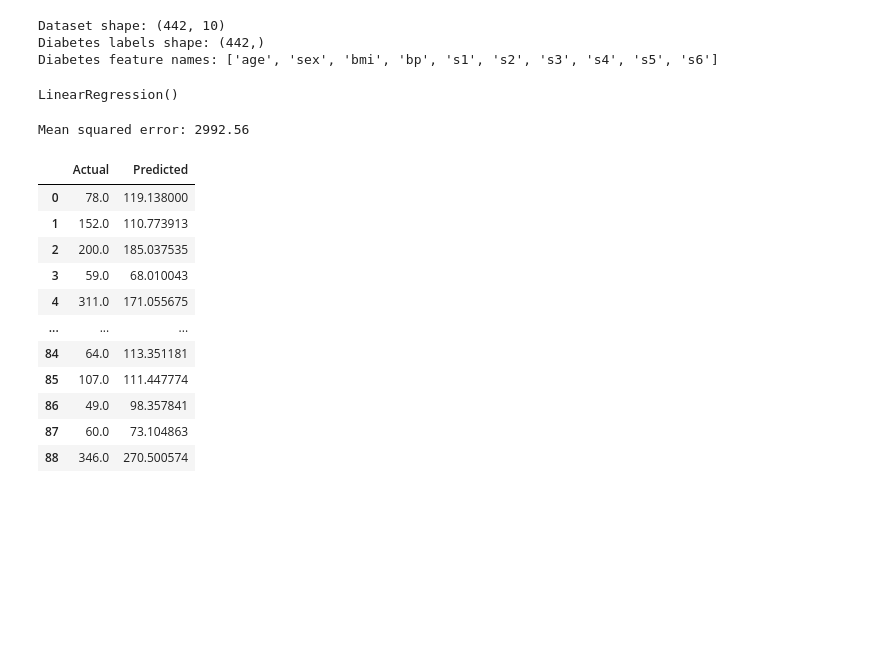
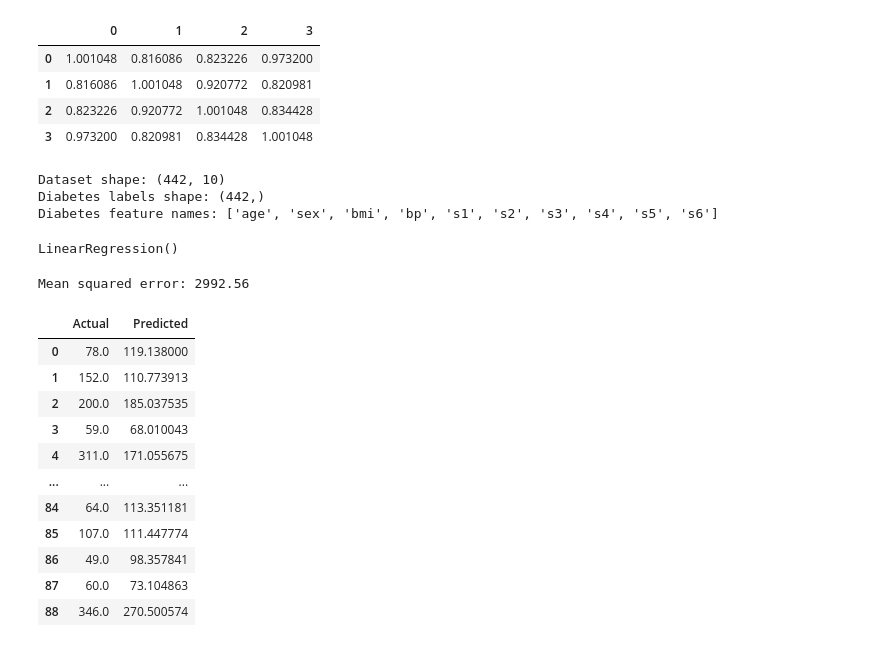
Before and after one commit to tirelt/data_toolbox, a Jupyter notebook: toolbox/2. Linear regression .ipynb, the cells around one changed output. Cells and saved outputs as stored; diff of their text form; code cells hidden in the pictures; blank space fills up the shorter version.

```diff
--- a/toolbox/2. Linear regression .ipynb
+++ b/toolbox/2. Linear regression .ipynb
@@ -7,3 +89,18 @@ import pandas as pd
+# %%
+from sklearn.preprocessing import StandardScaler
+scaling=StandardScaler()
+df1 = df[['Fuel Consumption','Engine Size','Cylinders','CO2 Emissions']]
+# Use fit and transform method
+scaling.fit(df1)
+Scaled_data=scaling.transform(df1)
+# %%
+pd.DataFrame(Scaled_data).cov()
+# %% [output]
+|  | 0 | 1 | 2 | 3 |
+| 0 | 1.001048 | 0.816086 | 0.823226 | 0.973200 |
+| 1 | 0.816086 | 1.001048 | 0.920772 | 0.820981 |
+| 2 | 0.823226 | 0.920772 | 1.001048 | 0.834428 |
+| 3 | 0.973200 | 0.820981 | 0.834428 | 1.001048 |
 # %%
 # Load dataset from scikit-learn dataset library
 # diabetes_X -> Features
```
Also changed, not shown: parts of 15 cells of this notebook, 11 other files.
